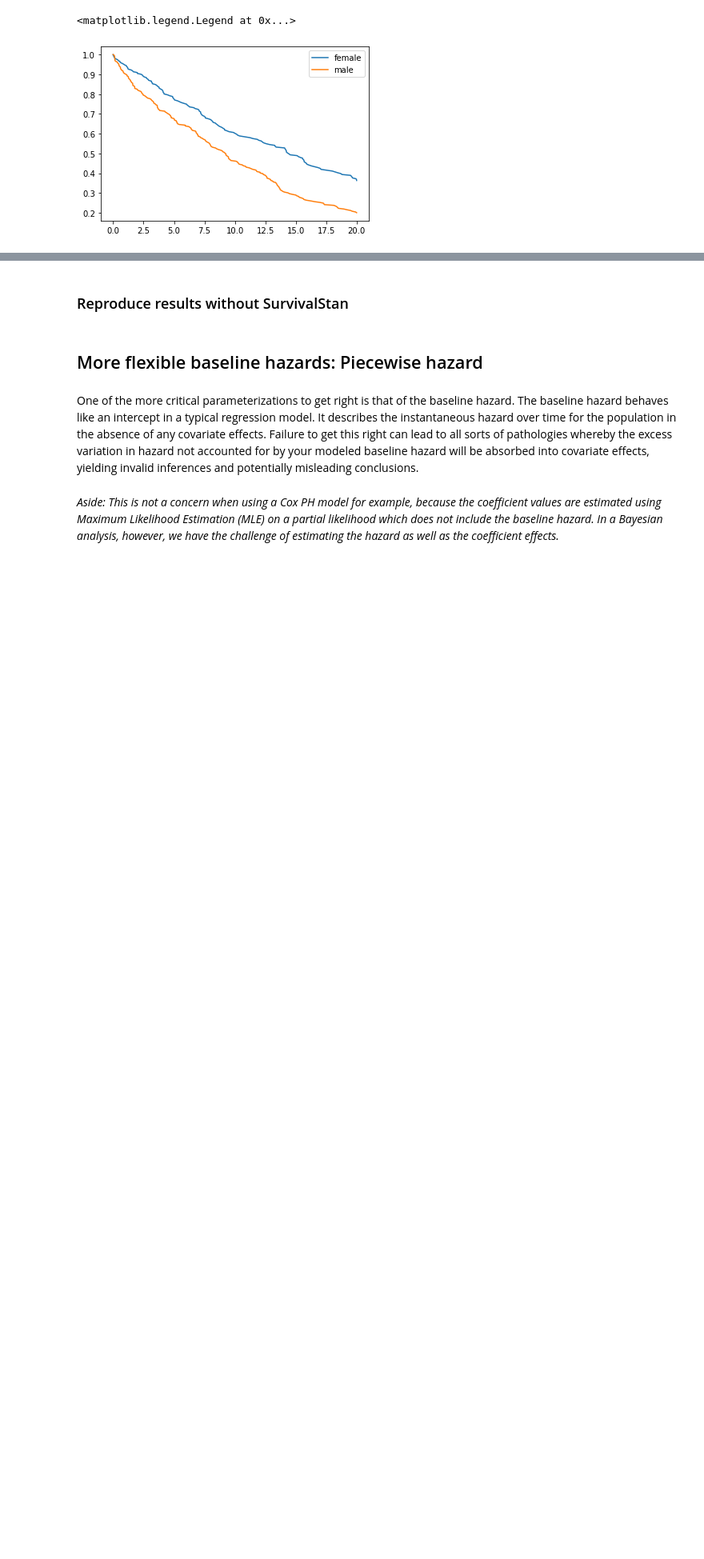
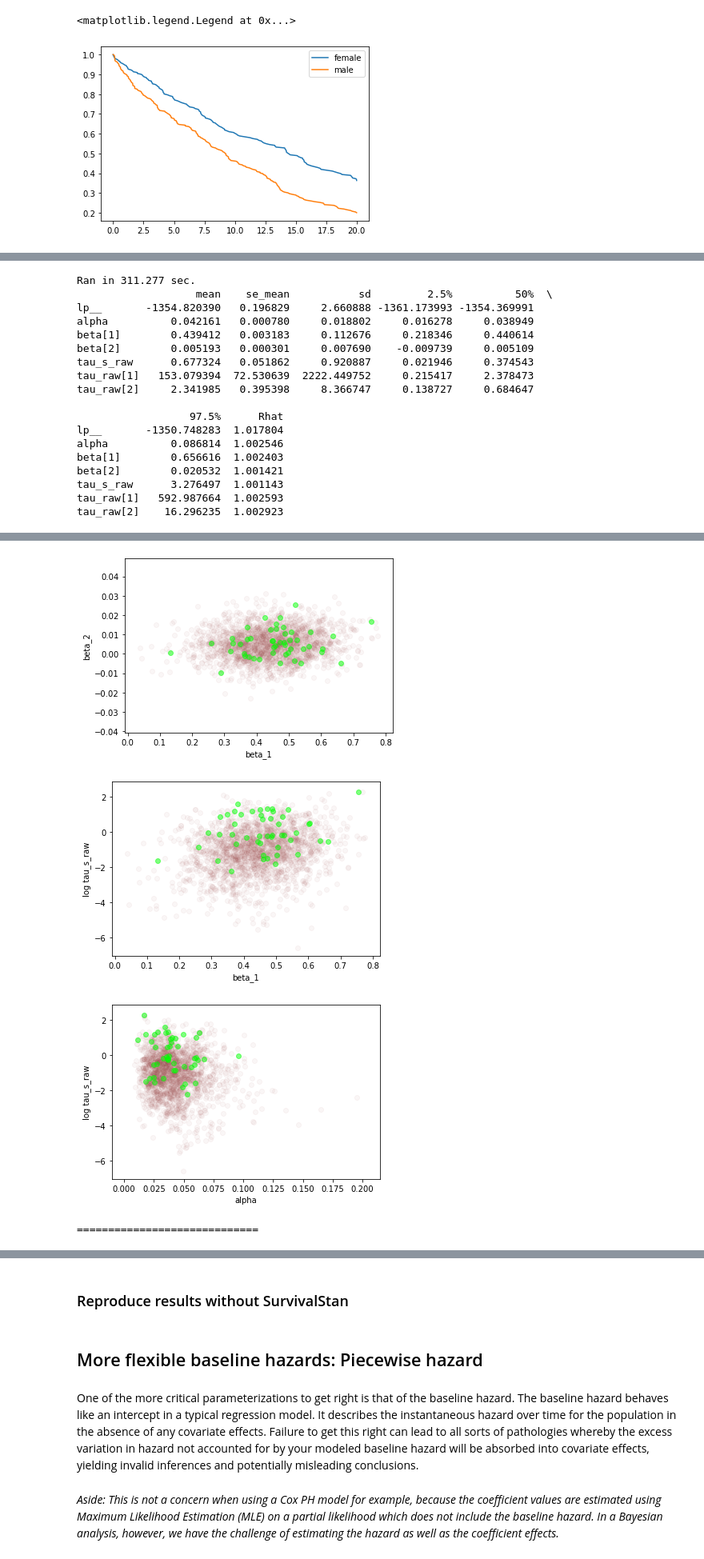
Before and after one commit to philarnold4242/test_survivalstan, a Jupyter notebook: survival_stan.ipynb, the cells around one changed output, grey strips where cells are left out. Shown: that part at 80% size. Cells and saved outputs as stored; diff of their text form; code cells hidden in the pictures; blank space fills up the shorter version.

```diff
--- a/survival_stan.ipynb
+++ b/survival_stan.ipynb
@@ -246,0 +306,3 @@ WARNING:pystan:Try running with adapt_delta larger than 0.8 to remove the diverg
+# %%
+run_all('2')
+# %% [output]
@@ -246,0 +316,18 @@ WARNING:pystan:Try running with adapt_delta larger than 0.8 to remove the diverg
+Ran in 311.277 sec.
+                   mean    se_mean           sd         2.5%          50%  \
+lp__       -1354.820390   0.196829     2.660888 -1361.173993 -1354.369991
+alpha          0.042161   0.000780     0.018802     0.016278     0.038949
+beta[1]        0.439412   0.003183     0.112676     0.218346     0.440614
+beta[2]        0.005193   0.000301     0.007690    -0.009739     0.005109
+tau_s_raw      0.677324   0.051862     0.920887     0.021946     0.374543
+tau_raw[1]   153.079394  72.530639  2222.449752     0.215417     2.378473
+tau_raw[2]     2.341985   0.395398     8.366747     0.138727     0.684647
+
+                  97.5%      Rhat
+lp__       -1350.748283  1.017804
+alpha          0.086814  1.002546
+beta[1]        0.656616  1.002403
+beta[2]        0.020532  1.001421
+tau_s_raw      3.276497  1.001143
+tau_raw[1]   592.987664  1.002593
+tau_raw[2]    16.296235  1.002923
@@ -246,0 +336,4 @@ WARNING:pystan:Try running with adapt_delta larger than 0.8 to remove the diverg
+[figure, added]
+[figure, added]
+[figure, added]
+=============================
```
Also changed, not shown: parts of 4 cells of this notebook.
